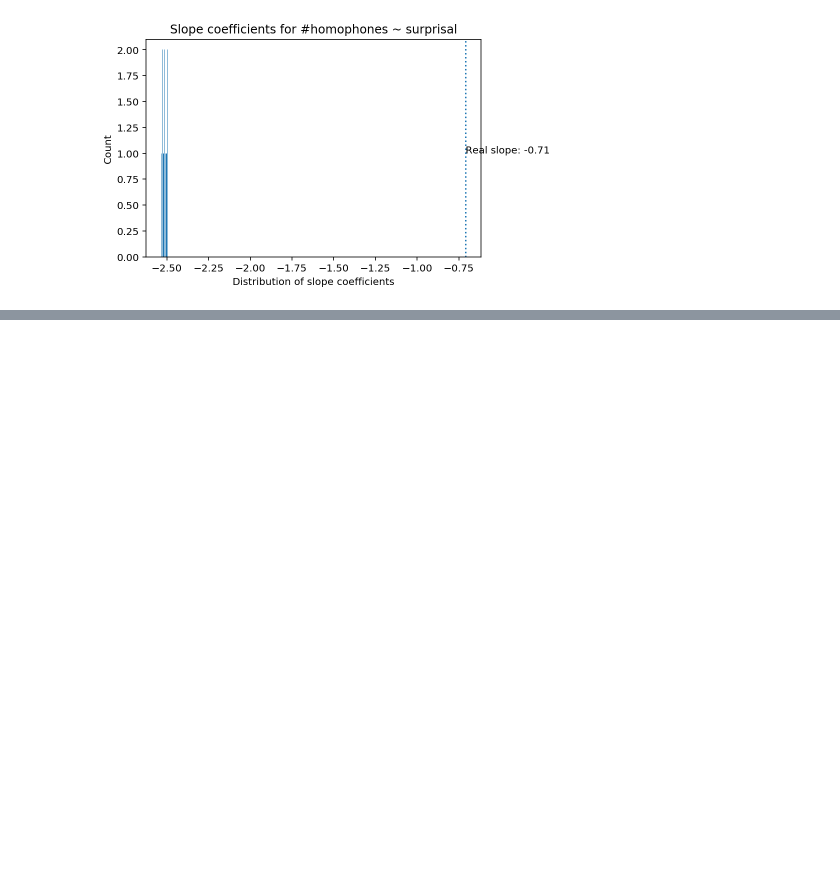
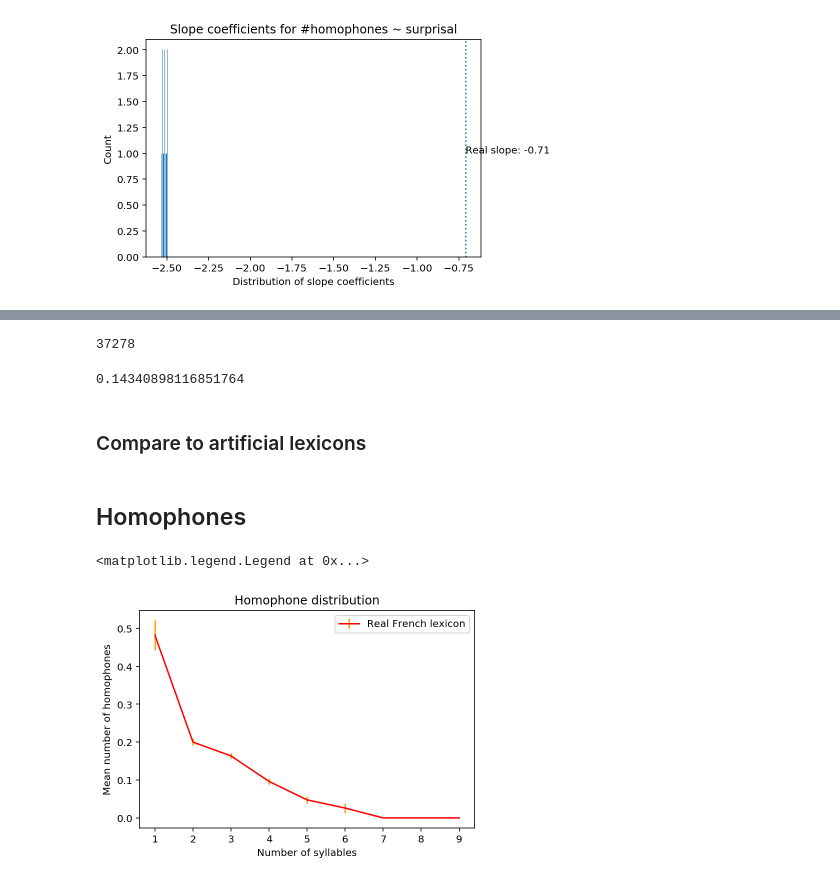
Before and after one commit to seantrott/homophone_simulations, a Jupyter notebook: using_null_lexicons.ipynb, the cells around one changed output, grey strips where cells are left out. Drawn from its saved outputs; the diff is of its cells as text; code cells hidden in the pictures; blank space fills up the shorter version.

```diff
--- a/using_null_lexicons.ipynb
+++ b/using_null_lexicons.ipynb
@@ -699,0 +710,3 @@ plt.show()
+# %%
+df_celex_processed = pd.read_csv("data/processed/french/french_lemmas_processed.csv")
+df_celex_processed.head(5)
@@ -699,0 +721,11 @@ plt.show()
+# %%
+len(df_celex_processed)
+# %% [output]
+37278
+# %%
+REAL_FRENCH_PERCENTAGE = len(df_celex_processed[df_celex_processed['num_homophones']>0]) / len(df_celex_processed)
+REAL_FRENCH_PERCENTAGE
+# %% [output]
+0.14340898116851764
+# %% [markdown]
+### Compare to artificial lexicons
@@ -699,0 +734,2 @@ plt.show()
+# %% [markdown]
+## Homophones
@@ -699,0 +738,19 @@ plt.show()
+# %%
+df_agg_real = utils.agg_homophones_by_syllable(df_celex_processed,
+                                               syl_column='num_sylls_est',
+                                               # syl_column='SylCnt',
+                                               homophone_column='num_homophones')
+# %%
+plt.title("Homophone distribution")
+plt.xlabel("Number of syllables")
+plt.ylabel("Mean number of homophones")
+
+plt.errorbar(df_agg_real['num_sylls'], df_agg_real['mean_homophones'],
+                    yerr=df_agg_real['sem_homophones']*2, color="red", ecolor="orange",
+            label = "Real French lexicon")
+# plt.xticks(list(range(1, 10)))
+# plt.yticks([.1, .2, .3, .4, .5, .6, .7, .8, .9, 1, 1.1, 1.2, 1.3])
+plt.legend(loc='upper right')
+# %% [output]
+<matplotlib.legend.Legend at 0x...>
+[figure, added]
```
Also changed, not shown: parts of 12 cells of this notebook, 3 other files.
